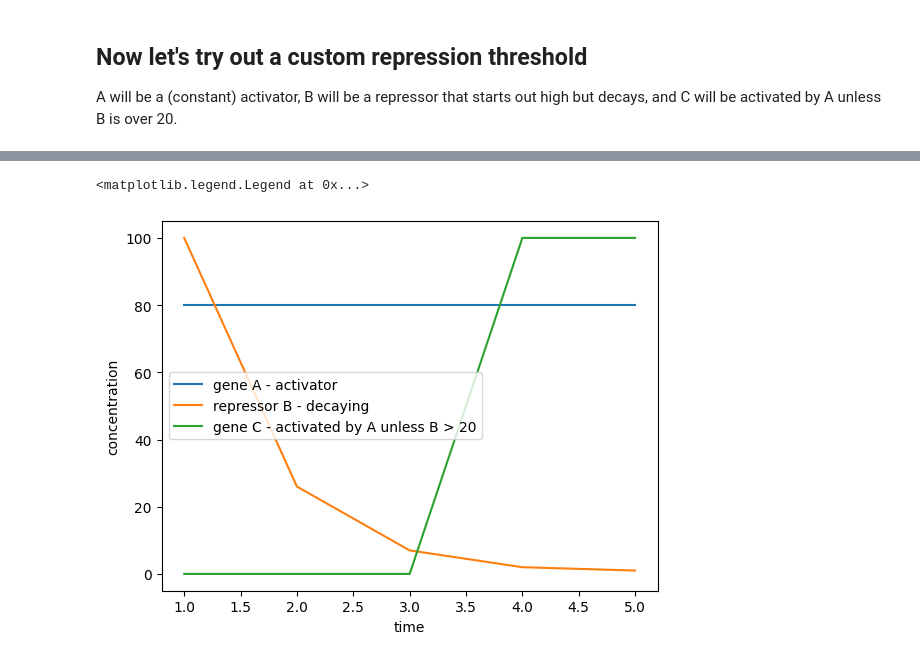
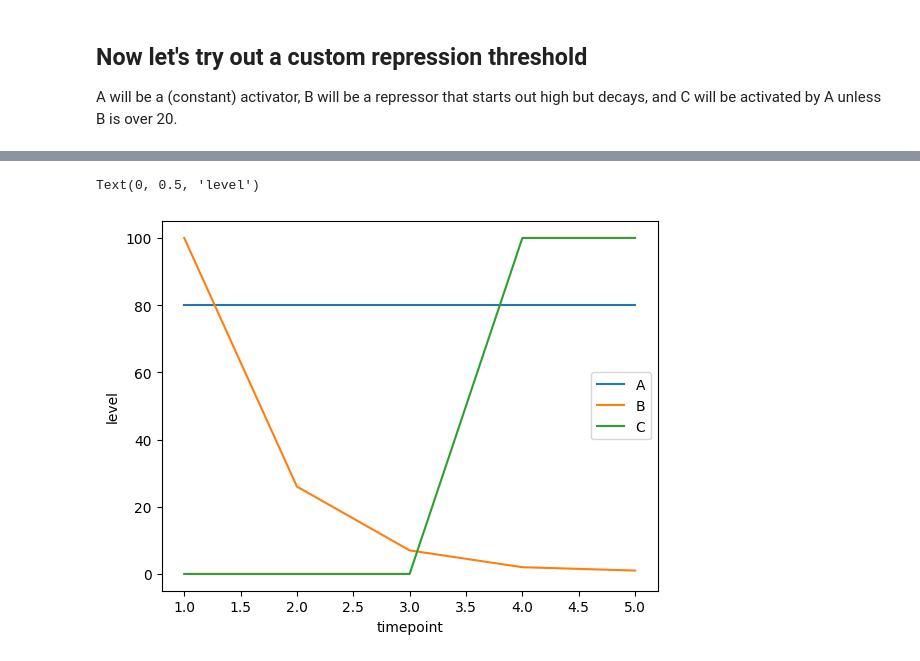
Before and after one commit to dinkum-bio/dinkum, a Jupyter notebook: notebooks/6-decay-example.ipynb, the cells around one changed output, grey strips where cells are left out. Drawn from its saved outputs; the diff is of its cells as text; code cells hidden in the pictures.

```diff
--- a/notebooks/6-decay-example.ipynb
+++ b/notebooks/6-decay-example.ipynb
@@ -103,11 +103,7 @@ start=1 stop=5
 # %%
 # now let's plot the concentrations
-plt.plot(conc_df.timepoint, conc_df.A, label='gene A - activator')
-plt.plot(conc_df.timepoint, conc_df.B, label='repressor B - decaying')
-plt.plot(conc_df.timepoint, conc_df.C, label='gene C - activated by A unless B > 20')
-plt.xlabel('time')
-plt.ylabel('concentration')
-plt.legend(loc='center left')
+conc_df.plot()
+plt.ylabel('level')
 # %% [output]
-<matplotlib.legend.Legend at 0x...>
+Text(0, 0.5, 'level')
-[figure, old version]
+[figure, new version]
```
Also changed, not shown: parts of 5 cells of this notebook, 2 other files.
